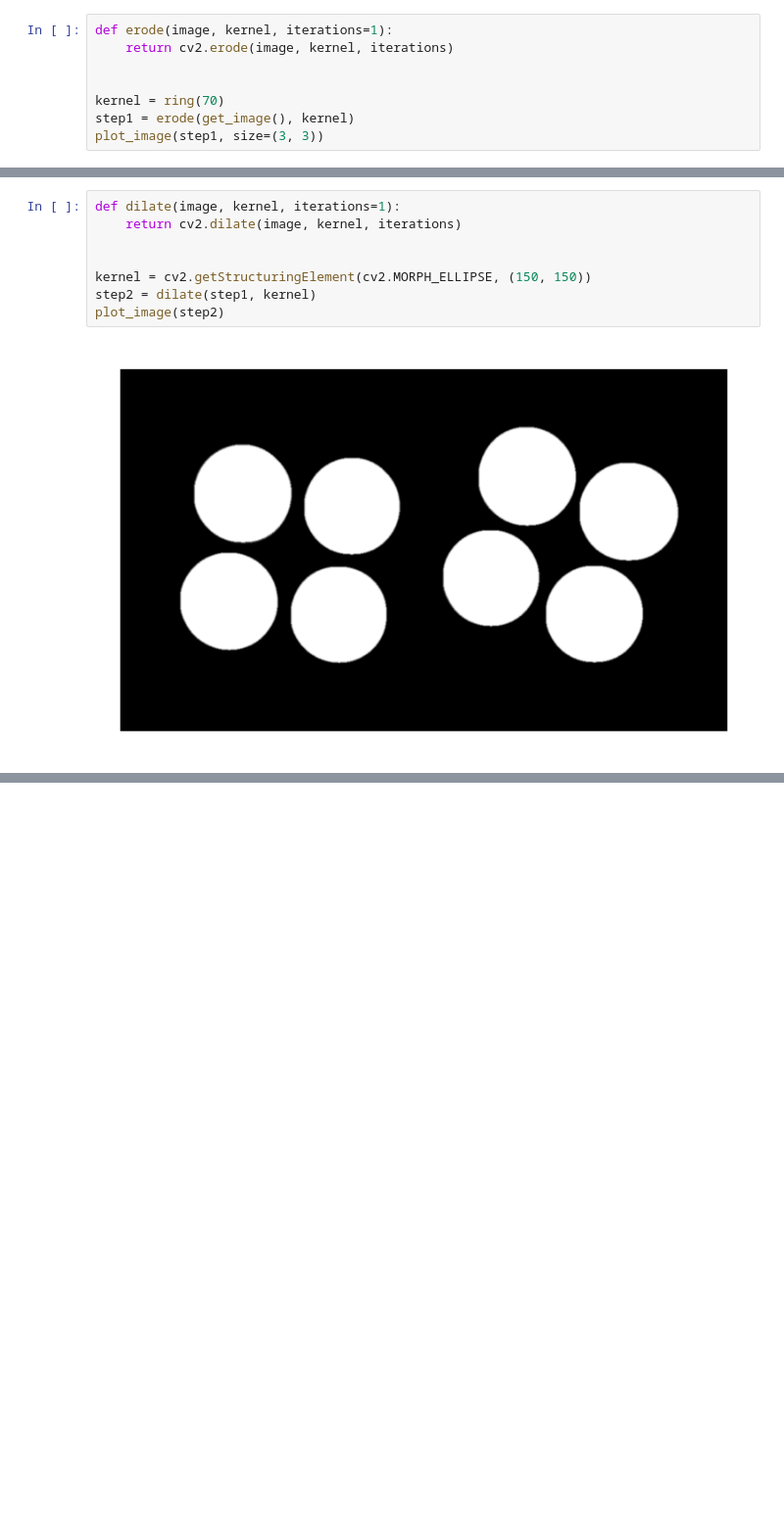
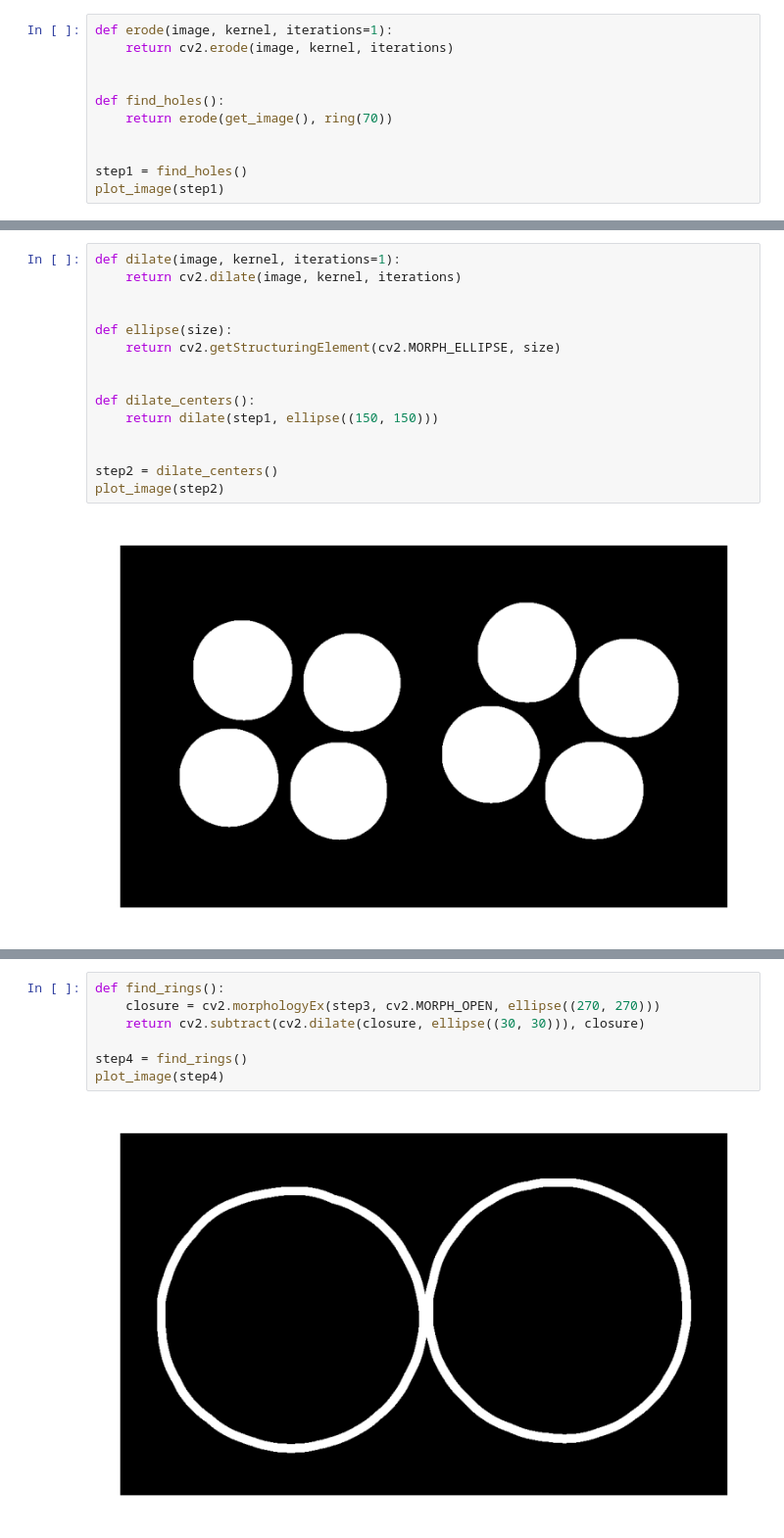
Before and after one commit to mor1ins/cvision_labs, a Jupyter notebook: cvision_kuliev_lab4.ipynb, the cells around one changed output, grey strips where cells are left out. Shown at 98% size. Saved outputs shown, nothing was run; the diff lists cells and outputs as text; blank space fills up the shorter version.

```diff
--- a/cvision_kuliev_lab4.ipynb
+++ b/cvision_kuliev_lab4.ipynb
@@ -41,9 +44,12 @@ def erode(image, kernel, iterations=1):
     return cv2.erode(image, kernel, iterations)
 
 
-kernel = ring(70)
-step1 = erode(get_image(), kernel)
-plot_image(step1, size=(3, 3))
+def find_holes():
+    return erode(get_image(), ring(70))
+
+
+step1 = find_holes()
+plot_image(step1)
 # %% [output]
 [figure]
 # %%
@@ -51,8 +57,15 @@ def dilate(image, kernel, iterations=1):
     return cv2.dilate(image, kernel, iterations)
 
 
-kernel = cv2.getStructuringElement(cv2.MORPH_ELLIPSE, (150, 150))
-step2 = dilate(step1, kernel)
+def ellipse(size):
+    return cv2.getStructuringElement(cv2.MORPH_ELLIPSE, size)
+
+
+def dilate_centers():
+    return dilate(step1, ellipse((150, 150)))
+
+
+step2 = dilate_centers()
 plot_image(step2)
 # %% [output]
 [figure]
@@ -62,4 +79,13 @@ step3[step2 > 100] = step1.max()
 plot_image(step3)
 # %% [output]
 [figure]
+# %%
+def find_rings():
+    closure = cv2.morphologyEx(step3, cv2.MORPH_OPEN, ellipse((270, 270)))
+    return cv2.subtract(cv2.dilate(closure, ellipse((30, 30))), closure)
+
+step4 = find_rings()
+plot_image(step4)
+# %% [output]
+[figure, added]
 # %%
```
Also changed, not shown: parts of 11 cells of this notebook.
